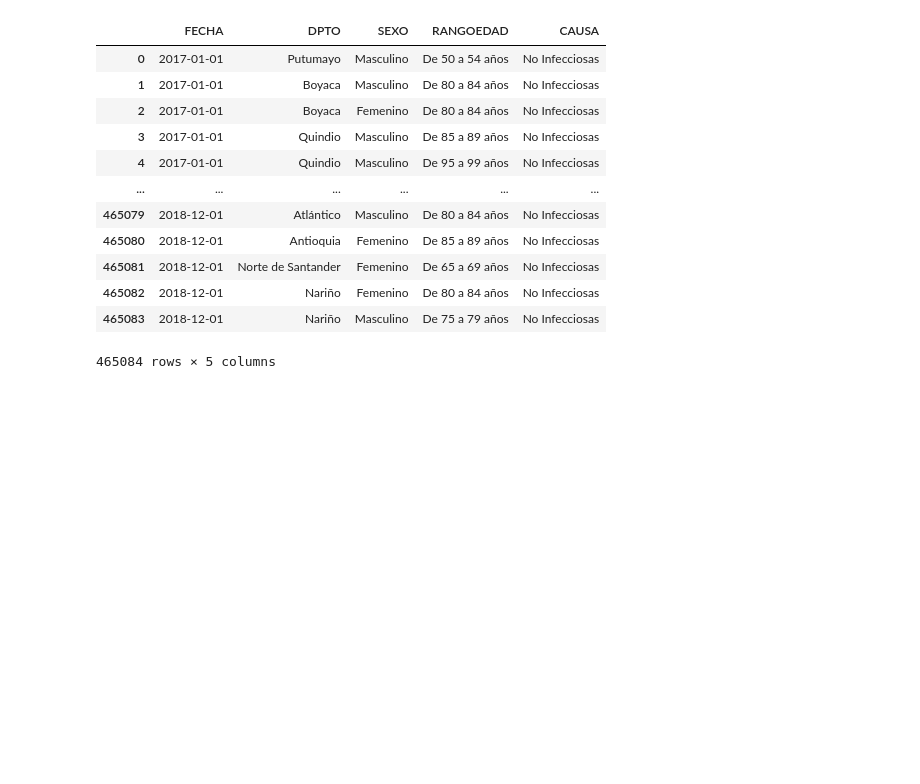
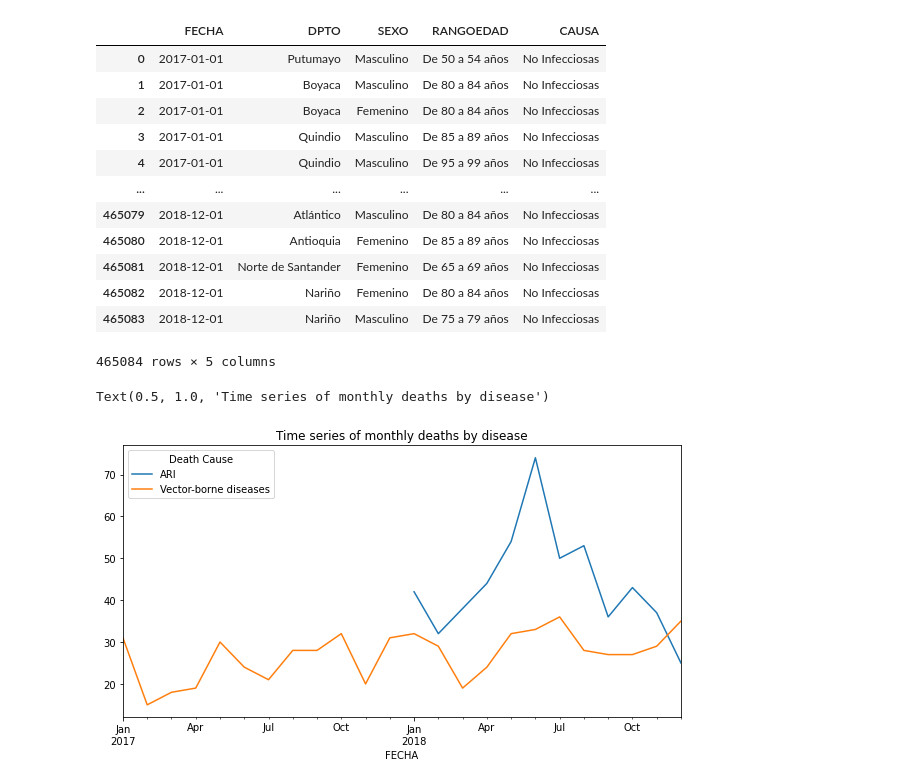
Before and after one commit to Santivg/DS4A-Team14, a Jupyter notebook: notebooks/EDA_Nofetal.ipynb, the cells around one changed output. Drawn from its saved outputs; the diff is of its cells as text; code cells hidden in the pictures; blank space fills up the shorter version.

Commit message:
Add image
Create time series for deaths by disease

```diff
--- a/notebooks/EDA_Nofetal.ipynb
+++ b/notebooks/EDA_Nofetal.ipynb
@@ -514,3 +514,15 @@ dffinal
 465084 rows × 5 columns
 # %%
 dffinal.to_parquet('../parquet_datasets/Nofetal_S.parquet')
+# %%
+
+#Plot of Disease Number by years
+mapenf={'IRA':'ARI','Ciertas enfermedades transmitidas por vectores y rabia':'Vector-borne diseases'}
+a=dffinal[dffinal.CAUSA.isin(['IRA','Ciertas enfermedades transmitidas por vectores y rabia'])].rename(columns={'CAUSA':'Death Cause'})
+a['Death Cause']=a['Death Cause'].map(mapenf)
+a.groupby(['FECHA','Death Cause']).count()['DPTO'].unstack('Death Cause')\
+.plot.line(figsize=(10,5))
+plt.title('Time series of monthly deaths by disease')
+# %% [output]
+Text(0.5, 1.0, 'Time series of monthly deaths by disease')
+[figure, added]
```
Also changed, not shown: parts of 1 cell of this notebook, 1 other file.
